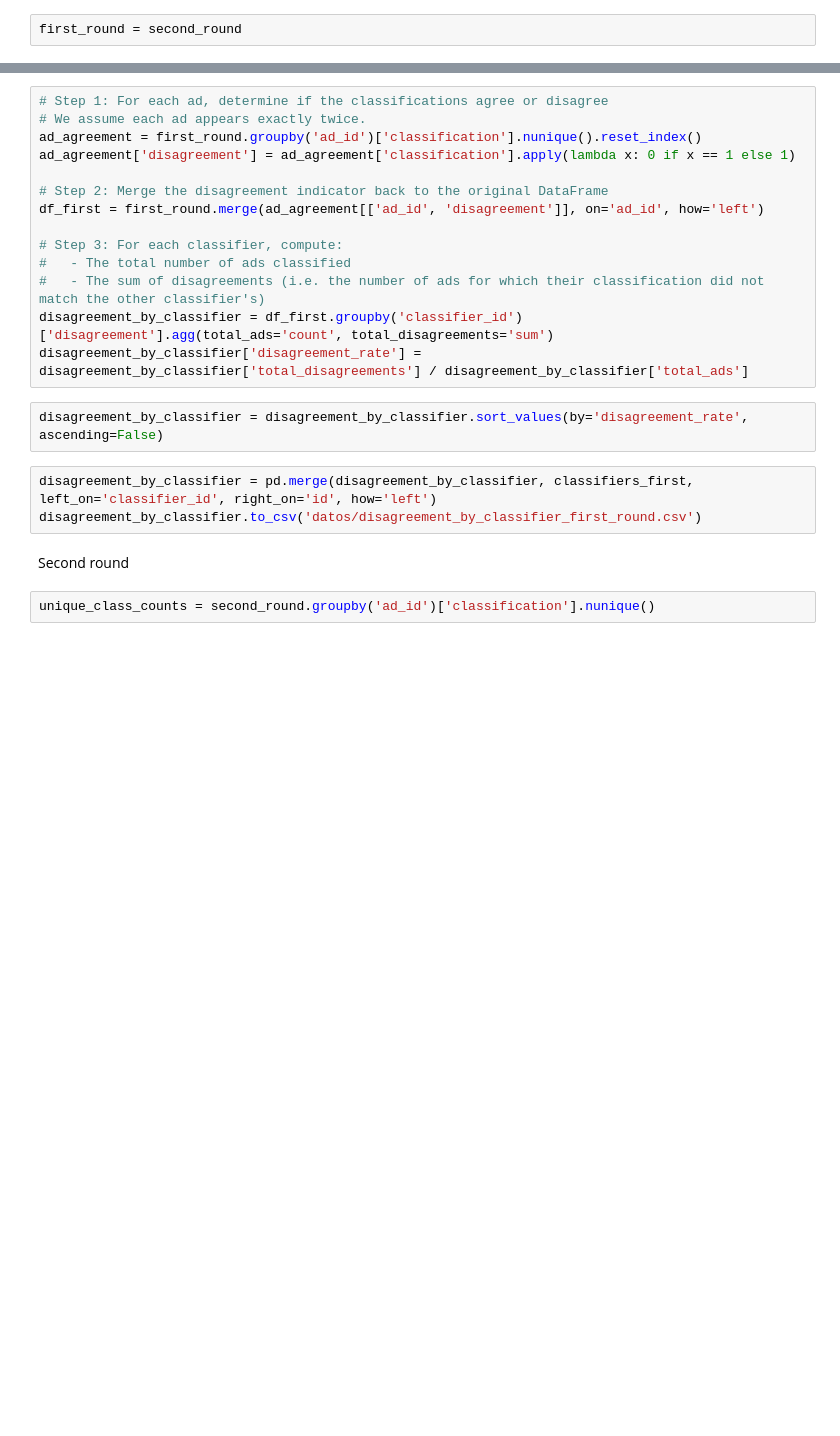
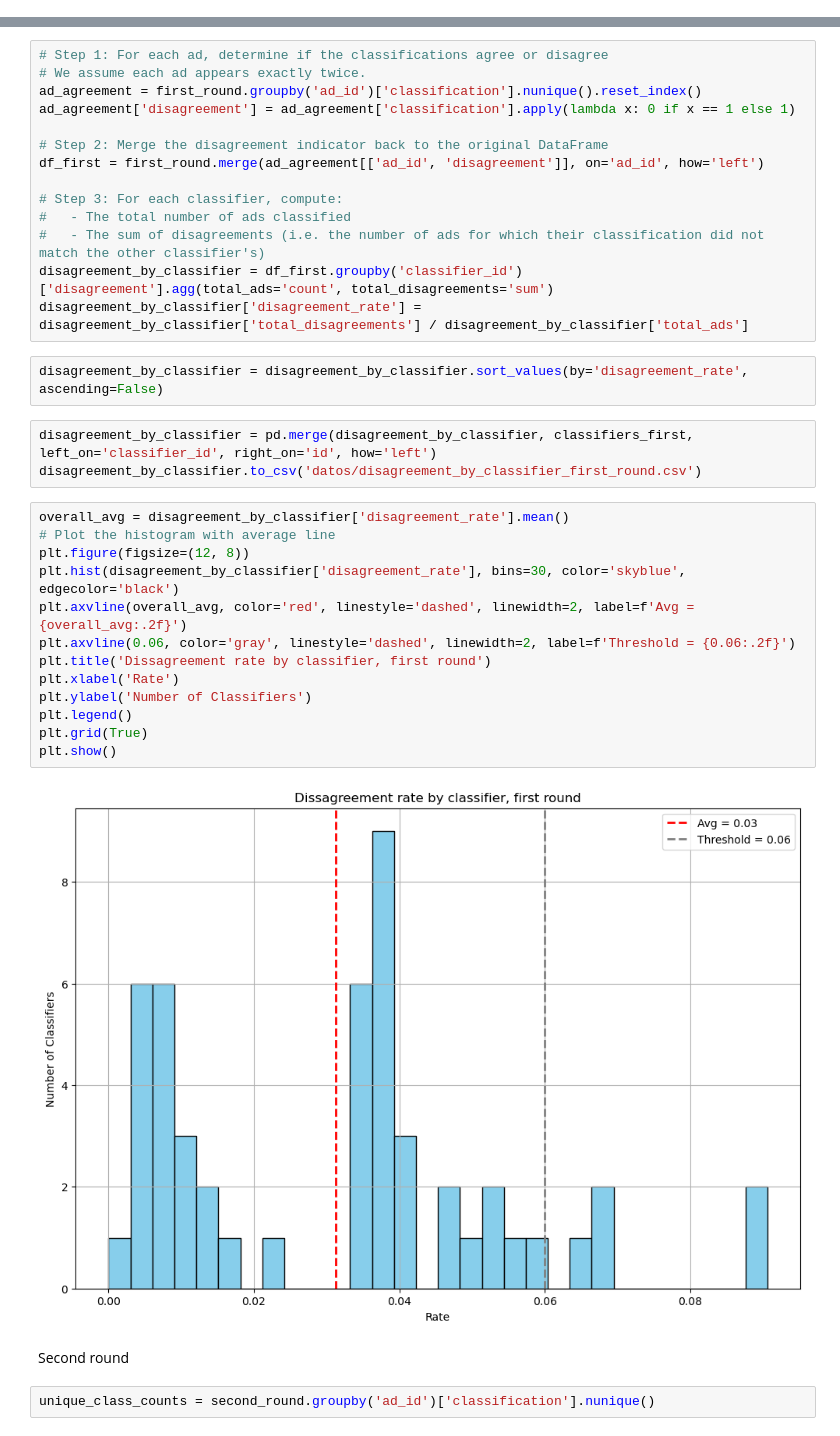
Before and after one commit to oejaramillo/WFH-Project, a Jupyter notebook: classification_proccess.ipynb, the cells around one changed output, grey strips where cells are left out. Drawn from its saved outputs; the diff is of its cells as text; blank space fills up the shorter version.

```diff
--- a/classification_proccess.ipynb
+++ b/classification_proccess.ipynb
@@ -94,8 +96,6 @@ print("Number of ads with different classification:", different_classification)
 # %% [output]
 Number of ads with same classification: 7750
 Number of ads with different classification: 250
-# %%
-first_round = second_round
 # %% [markdown]
 Indicator by classifier
 # %%
@@ -117,6 +117,21 @@ disagreement_by_classifier = disagreement_by_classifier.sort_values(by='disagree
 # %%
 disagreement_by_classifier = pd.merge(disagreement_by_classifier, classifiers_first, left_on='classifier_id', right_on='id', how='left')
 disagreement_by_classifier.to_csv('datos/disagreement_by_classifier_first_round.csv')
+# %%
+overall_avg = disagreement_by_classifier['disagreement_rate'].mean()
+# Plot the histogram with average line
+plt.figure(figsize=(12, 8))
+plt.hist(disagreement_by_classifier['disagreement_rate'], bins=30, color='skyblue', edgecolor='black')
+plt.axvline(overall_avg, color='red', linestyle='dashed', linewidth=2, label=f'Avg = {overall_avg:.2f}')
+plt.axvline(0.06, color='gray', linestyle='dashed', linewidth=2, label=f'Threshold = {0.06:.2f}')
+plt.title('Dissagreement rate by classifier, first round')
+plt.xlabel('Rate')
+plt.ylabel('Number of Classifiers')
+plt.legend()
+plt.grid(True)
+plt.show()
+# %% [output]
+[figure, added]
 # %% [markdown]
 Second round
 # %%
```
Also changed, not shown: parts of 80 cells of this notebook, 4 other files.
